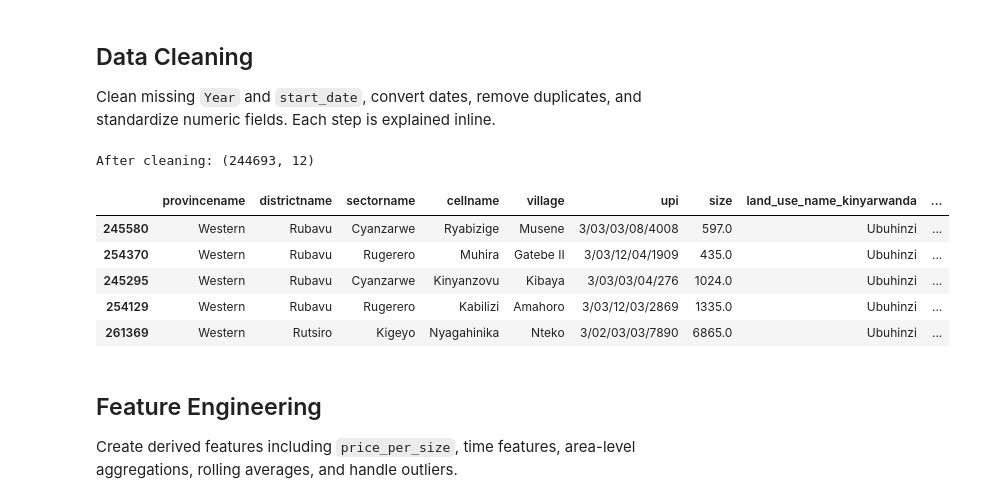
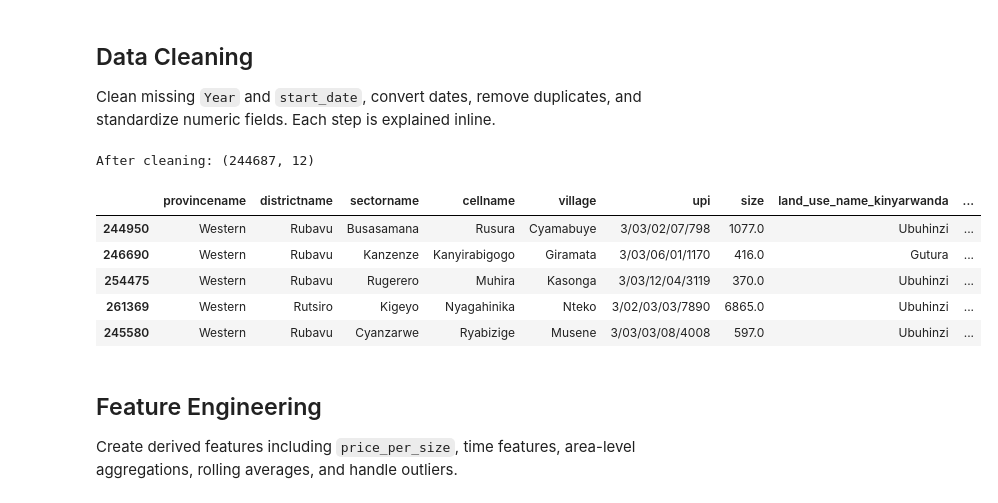
Before and after one commit to lscblack/Safe_Land_Rwanda, a Jupyter notebook: ml/market_trends/MarketTrendAnalysis.ipynb, the cells around one changed output. Drawn from its saved outputs; the diff is of its cells as text; code cells hidden in the pictures.

```diff
--- a/ml/market_trends/MarketTrendAnalysis.ipynb
+++ b/ml/market_trends/MarketTrendAnalysis.ipynb
@@ -71,42 +72,60 @@ memory usage: 24.2 MB
 ## Data Cleaning
 Clean missing `Year` and `start_date`, convert dates, remove duplicates, and standardize numeric fields. Each step is explained inline.
 # %%
+# Data cleaning
+
+# Work on a copy
 df_clean = df.copy()
 
-# Standardize column names (defensive)
+# Standardize column names
 df_clean.columns = [c.strip() for c in df_clean.columns]
 
-# Parse dates (day-first to match dataset formatting like 02/09/2023)
+# Parse dates (day-first to match dataset formatting)
 df_clean["start_date"] = pd.to_datetime(df_clean["start_date"], errors="coerce", dayfirst=True)
 
-# Clean numeric columns
-df_clean["sale_price"] = pd.to_numeric(df_clean["sale_price"], errors="coerce")
-df_clean["size"] = pd.to_numeric(df_clean["size"], errors="coerce")
+# Convert numeric columns
+for col in ["sale_price", "size", "Year"]:
+    if col in df_clean.columns:
+        df_clean[col] = pd.to_numeric(df_clean[col], errors="coerce")
 
-# Fill missing Year using start_date; otherwise keep as NaN
-df_clean["Year"] = pd.to_numeric(df_clean["Year"], errors="coerce")
-df_clean.loc[df_clean["Year"].isna(), "Year"] = df_clean.loc[df_clean["Year"].isna(), "start_date"].dt.year
-
-# If start_date missing but Year exists, impute start_date as mid-year
-missing_start = df_clean["start_date"].isna() & df_clean["Year"].notna()
-df_clean.loc[missing_start, "start_date"] = pd.to_datetime(df_clean.loc[missing_start, "Year"].astype(int).astype(str) + "-07-01")
+# Fill missing Year from start_date if available
+if "Year" in df_clean.columns:
+    df_clean["Year"] = df_clean["Year"].fillna(df_clean["start_date"].dt.year)
 
 # Drop rows with missing critical fields
-df_clean = df_clean.dropna(subset=["sale_price", "size", "start_date"])
+critical_cols = [
+    "sale_price", "size", "start_date",
+    "provincename", "districtname", "sectorname", "cellname"
+]
+critical_cols = [c for c in critical_cols if c in df_clean.columns]
+df_clean = df_clean.dropna(subset=critical_cols)
 
-# Remove duplicates by UPI, keep latest transaction by date
-df_clean = df_clean.sort_values("start_date").drop_duplicates(subset=["upi"], keep="last")
+# Keep positive values only
+if "sale_price" in df_clean.columns:
+    df_clean = df_clean[df_clean["sale_price"] > 0]
+if "size" in df_clean.columns:
+    df_clean = df_clean[df_clean["size"] > 0]
+
+# Clip extreme outliers to reduce skew
+for col in ["sale_price", "size"]:
+    if col in df_clean.columns and len(df_clean) > 0:
+        lo, hi = df_clean[col].quantile([0.01, 0.99])
+        df_clean[col] = df_clean[col].clip(lo, hi)
+
+# Remove duplicates by UPI, keep latest transaction
+if "upi" in df_clean.columns:
+    df_clean = df_clean.sort_values("start_date").drop_duplicates(subset=["upi"], keep="last")
 
 print("After cleaning:", df_clean.shape)
 display(df_clean.head())
 # %% [output]
-After cleaning: (244693, 12)
+After cleaning: (244687, 12)
 |  | provincename | districtname | sectorname | cellname | village | upi | size | land_use_name_kinyarwanda | ... |
+| 244950 | Western | Rubavu | Busasamana | Rusura | Cyamabuye | 3/03/02/07/798 | 1077.0 | Ubuhinzi | ... |
+| 246690 | Western | Rubavu | Kanzenze | Kanyirabigogo | Giramata | 3/03/06/01/1170 | 416.0 | Gutura | ... |
+| 254475 | Western | Rubavu | Rugerero | Muhira | Kasonga | 3/03/12/04/3119 | 370.0 | Ubuhinzi | ... |
+| 261369 | Western | Rutsiro | Kigeyo | Nyagahinika | Nteko | 3/02/03/03/7890 | 6865.0 | Ubuhinzi | ... |
 | 245580 | Western | Rubavu | Cyanzarwe | Ryabizige | Musene | 3/03/03/08/4008 | 597.0 | Ubuhinzi | ... |
-| 254370 | Western | Rubavu | Rugerero | Muhira | Gatebe II | 3/03/12/04/1909 | 435.0 | Ubuhinzi | ... |
-| 245295 | Western | Rubavu | Cyanzarwe | Kinyanzovu | Kibaya | 3/03/03/04/276 | 1024.0 | Ubuhinzi | ... |
-| 254129 | Western | Rubavu | Rugerero | Kabilizi | Amahoro | 3/03/12/03/2869 | 1335.0 | Ubuhinzi | ... |
-| 261369 | Western | Rutsiro | Kigeyo | Nyagahinika | Nteko | 3/02/03/03/7890 | 6865.0 | Ubuhinzi | ... |
 # %% [markdown]
 ## Feature Engineering
 Create derived features including `price_per_size`, time features, area-level aggregations, rolling averages, and handle outliers.
```
Also changed, not shown: parts of 20 cells of this notebook, 21 other files.
